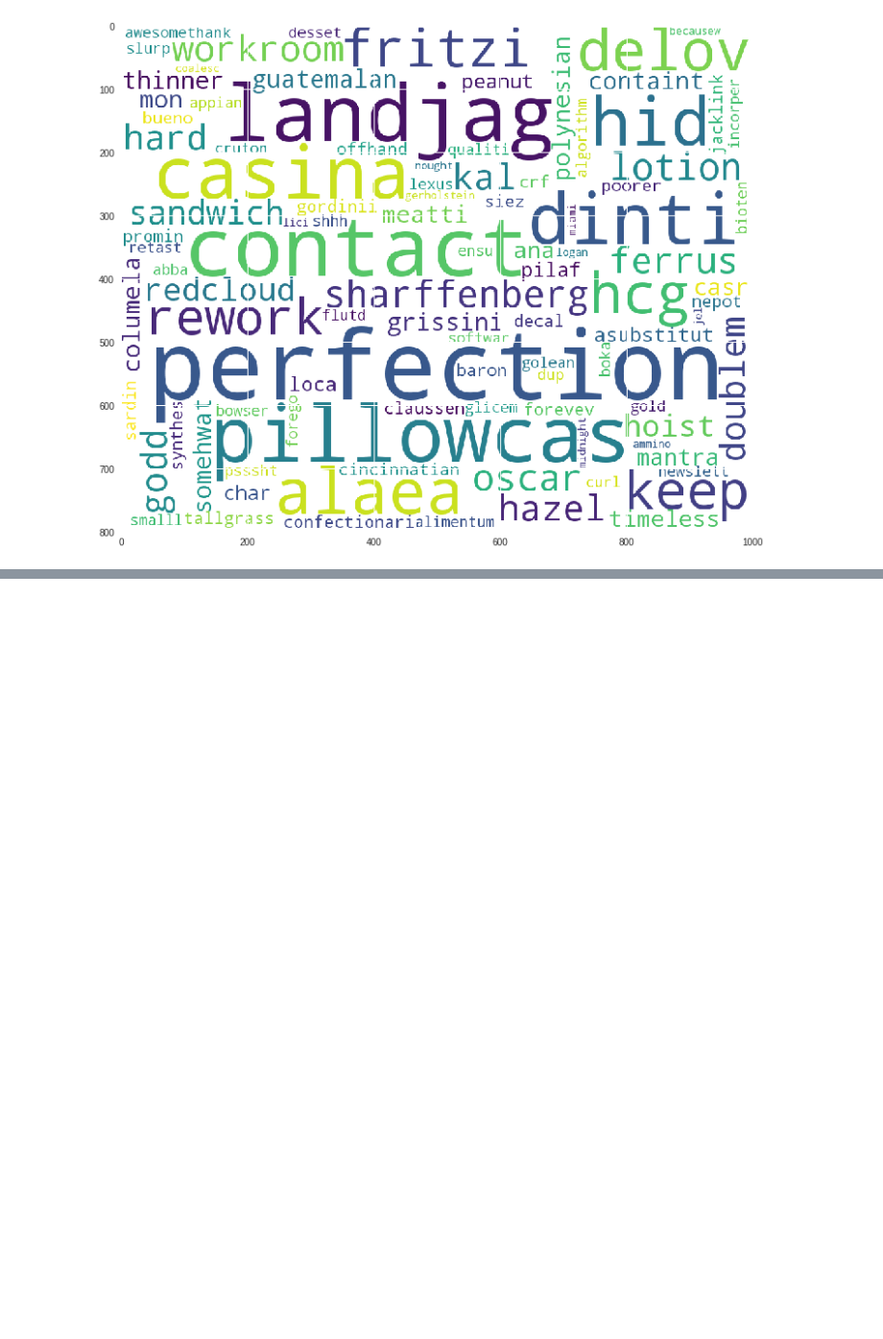
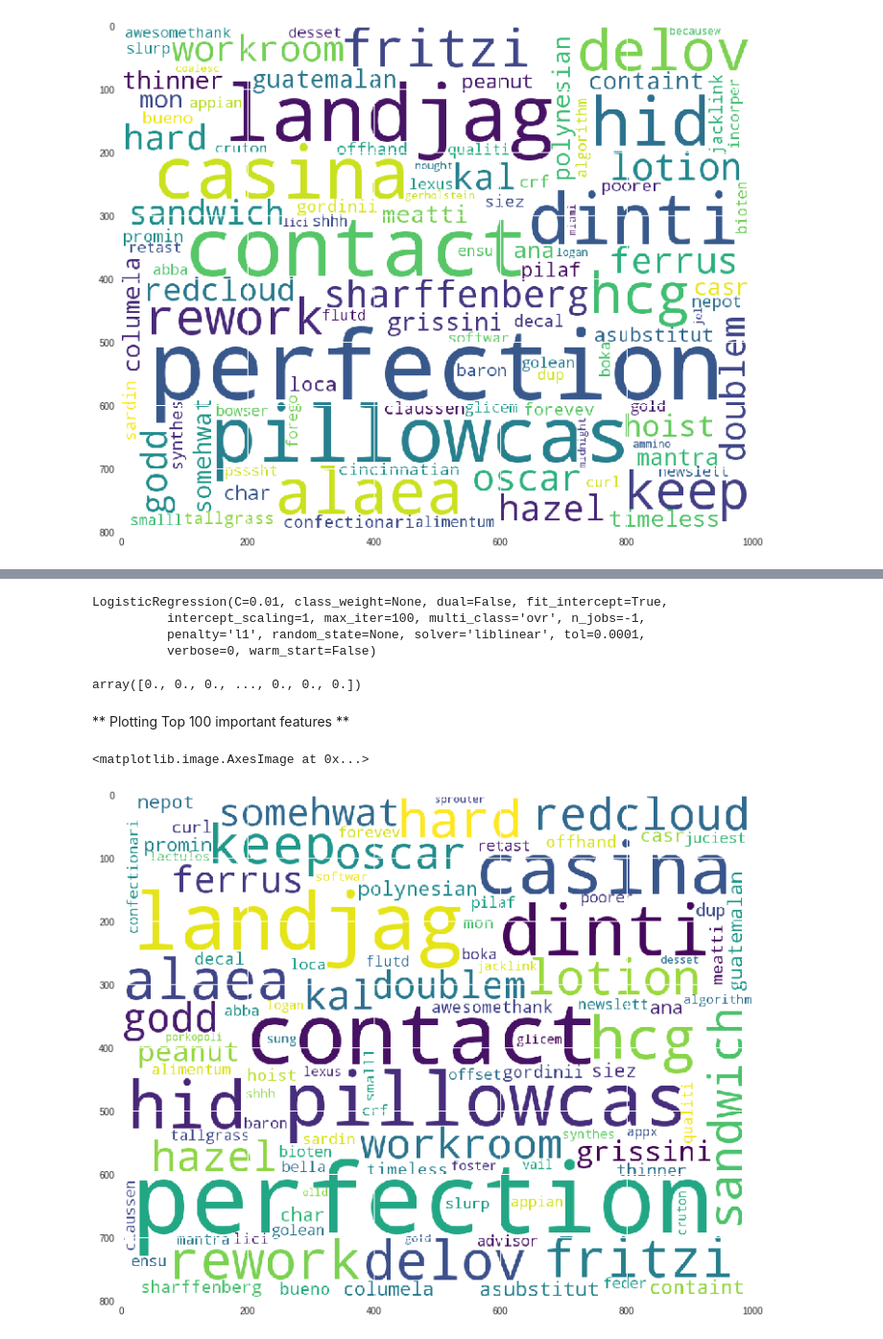
Before and after one commit to iyappan24/Applied-AI-Notebooks, a Jupyter notebook: Logistic_Regression.ipynb, the cells around one changed output, grey strips where cells are left out. Shown at 96% size. Cells and saved outputs as stored; diff of their text form; code cells hidden in the pictures; blank space fills up the shorter version.

Commit message:
Logistic Regression : Amazon Fine Food Reviews

```diff
--- a/Logistic_Regression.ipynb
+++ b/Logistic_Regression.ipynb
@@ -360,0 +700,3 @@ plt.imshow(wordcloud.WordCloud(background_color='white',width = 1000,height= 800
+# %%
+clf = GridSearchCV(LogisticRegression(penalty = 'l1'),param_grid,scoring = 'f1_weighted',n_jobs = -1,verbose = True)
+clf.fit(X_train,Y_train)
@@ -360,0 +751,33 @@ plt.imshow(wordcloud.WordCloud(background_color='white',width = 1000,height= 800
+# %%
+#refiiting the model
+lmodel = LogisticRegression(C = 0.01,penalty = 'l1',n_jobs = -1)
+lmodel.fit(X_train,Y_train)
+# %% [output]
+LogisticRegression(C=0.01, class_weight=None, dual=False, fit_intercept=True,
+          intercept_scaling=1, max_iter=100, multi_class='ovr', n_jobs=-1,
+          penalty='l1', random_state=None, solver='liblinear', tol=0.0001,
+          verbose=0, warm_start=False)
+# %%
+lmodel.coef_[0]
+# %% [output]
+array([0., 0., 0., ..., 0., 0., 0.])
+# %%
+f_imp = dict(zip(tfidf.vocabulary_,lmodel.coef_[0]))
+# %%
+non_zero= dict()
+for i in list(f_imp.keys()):
+  if f_imp[i] ==0:
+    pass
+  else:
+    non_zero[i] = (f_imp[i])
+# %% [markdown]
+** Plotting Top 100 important features **
+# %%
+non_100 = {}
+for i in sorted(non_zero.items(), key=operator.itemgetter(1),reverse= True)[:100]:
+  non_100[i[0]] = i[1]
+plt.figure( figsize=(20,10))
+plt.imshow(wordcloud.WordCloud(background_color='white',width = 1000,height= 800).generate_from_frequencies(non_100))
+# %% [output]
+<matplotlib.image.AxesImage at 0x...>
+[figure, added]
```
Also changed, not shown: parts of 81 cells of this notebook.
